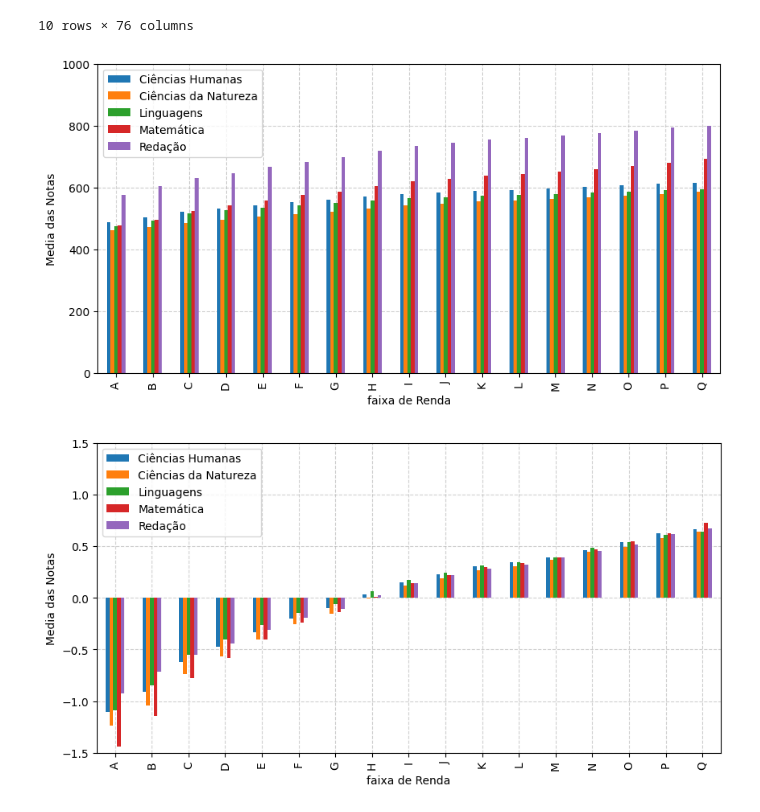
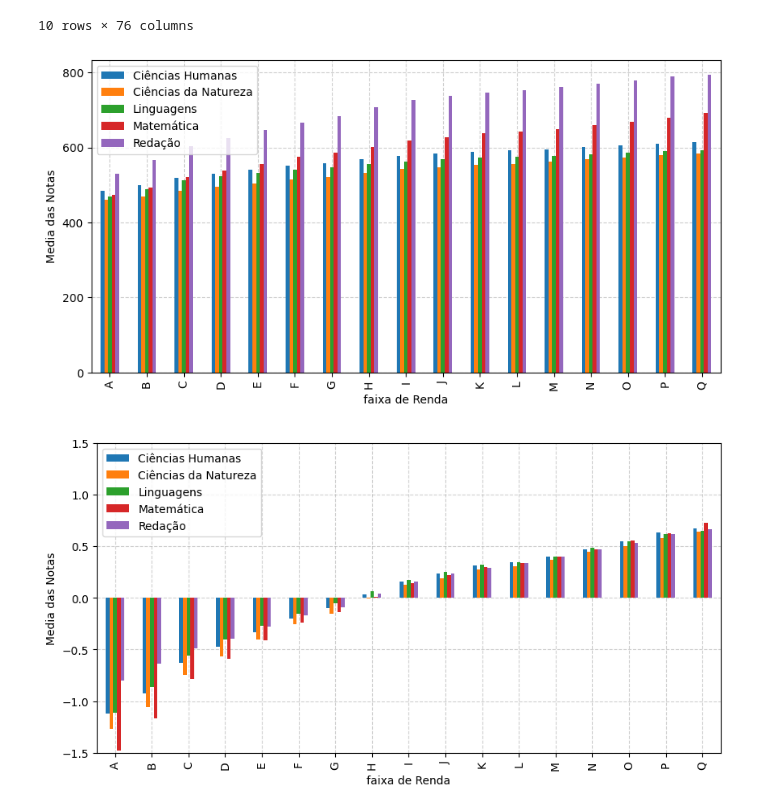
Before and after one commit to laupontiroli/APS_1_cdados, a Jupyter notebook: analise_dados.ipynb, the cells around one changed output. Saved outputs shown, nothing was run; the diff lists cells and outputs as text; code cells hidden in the pictures.

```diff
--- a/analise_dados.ipynb
+++ b/analise_dados.ipynb
@@ -9,7 +9,7 @@ df_filtro_presenca_cn =microdados_enem['TP_PRESENCA_CN']==1
 df_filtro_presenca_ch =microdados_enem[ 'TP_PRESENCA_CH']==1
 df_filtro_presenca_lc =microdados_enem[ 'TP_PRESENCA_LC']==1
 df_filtro_presenca_mt =microdados_enem[ 'TP_PRESENCA_MT' ]==1
-df_filtro_redacao=microdados_enem['TP_STATUS_REDACAO']==1
+df_filtro_redacao=microdados_enem['TP_STATUS_REDACAO']!=2
 
 mcdados_filtrado=microdados_enem[df_filtro_presenca_cn & df_filtro_presenca_ch & df_filtro_presenca_lc & df_filtro_presenca_mt  & df_filtro_treineiro & df_filtro_redacao]
 
@@ -37,35 +37,35 @@ df_renda=mcdados_filtrado[["NU_NOTA_CH","NU_NOTA_CN","NU_NOTA_LC","NU_NOTA_MT","
 
 
 medias_por_renda = df_renda.groupby("Q006").mean()
 
 
 faixas_de_renda = [
     "Até R$ 1.212,00",
     "De R$ 1.212,01 até R$ 1.818,00",
     "De R$ 1.818,01 até R$ 2.424,00",
     "De R$ 2.424,01 até R$ 3.030,00",
     "De R$ 3.030,01 até R$ 3.636,00",
     "De R$ 3.636,01 até R$ 4.848,00",
     "De R$ 4.848,01 até R$ 6.060,00",
     "De R$ 6.060,01 até R$ 7.272,00",
     "De R$ 7.272,01 até R$ 8.484,00",
     "De R$ 8.484,01 até R$ 9.696,00",
     "De R$ 9.696,01 até R$ 10.908,00",
     "De R$ 10.908,01 até R$ 12.120,00",
     "De R$ 12.120,01 até R$ 14.544,00",
     "De R$ 14.544,01 até R$ 18.180,00",
     "De R$ 18.180,01 até R$ 24.240,00"
 ]
 
 medias_por_renda.plot.bar(stacked=False, figsize=(10,5),xlabel=faixas_de_renda,zorder=2)
 plt.grid(True,linestyle='--', zorder=1,alpha=0.6)
 plt.ylabel("Media das Notas")
 plt.xlabel('faixa de Renda')
 plt.legend(['Ciências Humanas','Ciências da Natureza','Linguagens','Matemática','Redação'])
-plt.yticks([0,200,400,600,800,1000])
+plt.yticks([0,200,400,600,800])
 plt.show()
 # %% [output]
-[figure, old version]
+[figure, new version]
 # %%
 #fazendo o de cohen por renda
 import matplotlib.pyplot as plt
@@ -112,4 +112,4 @@ plt.xlabel('faixa de Renda')
 plt.legend(['Ciências Humanas','Ciências da Natureza','Linguagens','Matemática','Redação'], loc="upper left")
 plt.show()
 # %% [output]
-[figure, old version]
+[figure, new version]
```
Also changed, not shown: parts of 1 cell of this notebook.
